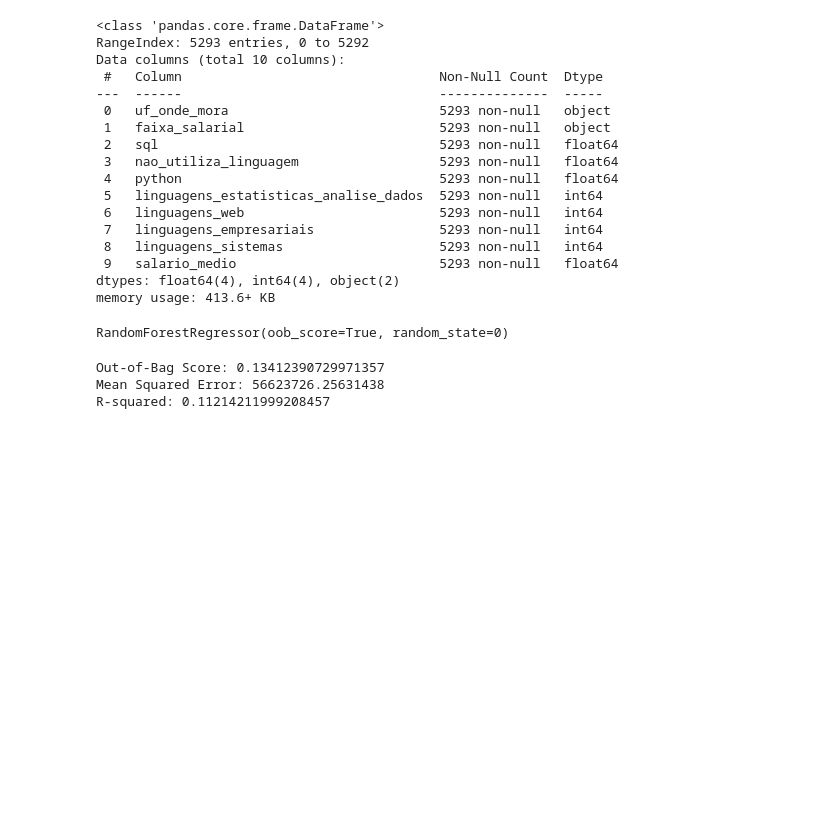
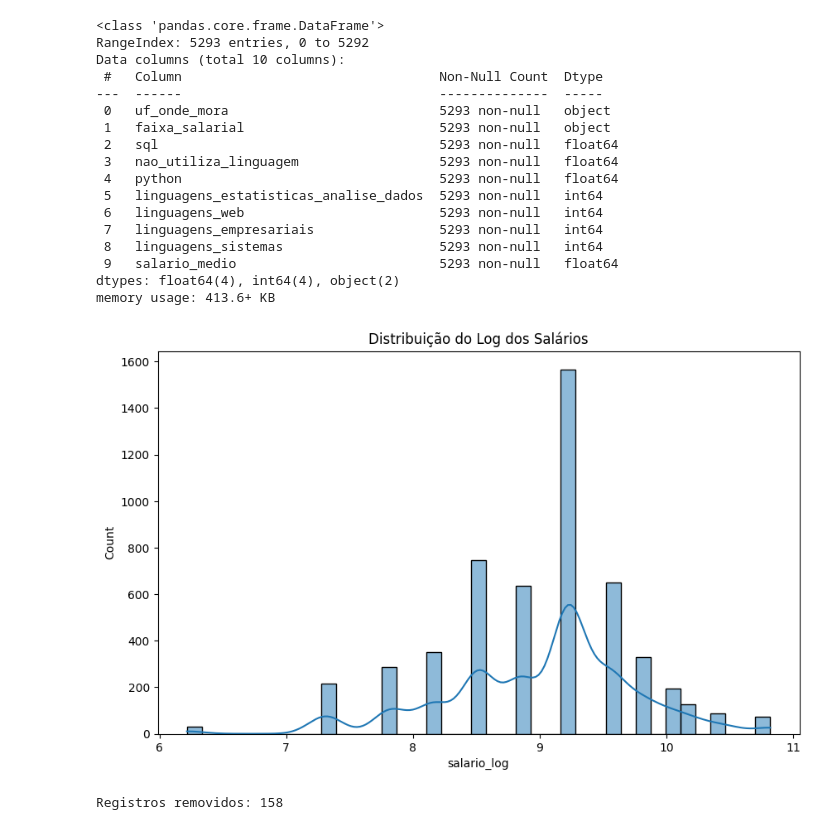
Before and after one commit to ICEI-PUC-Minas-PPL-CDIA/ppl-cd-pcd-sist-int-2025-1-grupo-5-Salarios-de-Profissionais, a Jupyter notebook: src/hip_ferramentas_salario/3_hip_ferramentas_salario.ipynb, the cells around one changed output. Drawn from its saved outputs; the diff is of its cells as text; code cells hidden in the pictures; blank space fills up the shorter version.

Commit message:
[Sprint 5] Iniciando otimização do segundo modelo - Refs #26

```diff
--- a/src/hip_ferramentas_salario/3_hip_ferramentas_salario.ipynb
+++ b/src/hip_ferramentas_salario/3_hip_ferramentas_salario.ipynb
@@ -33,34 +49,34 @@ Data columns (total 10 columns):
  9   salario_medio                          5293 non-null   float64
 dtypes: float64(4), int64(4), object(2)
 memory usage: 413.6+ KB
-# %%
-df.drop(['uf_onde_mora', 'faixa_salarial'], axis=1, inplace=True)
-# %%
-# Variável alvo
-X = df.drop('salario_medio', axis=1)
-y = df['salario_medio']
-
-Xtr, Xval, ytr, yval = train_test_split(X, y, test_size=0.5, random_state=0)
-
-random_forest_regressor = RandomForestRegressor(n_estimators=100, random_state=0, oob_score=True)
-
-# Em random forest há uma diversidade de uso de numeros aleatórios, e é interessante que seja fixado para os resultados serem reprodutiveis.
-
-random_forest_regressor.fit(Xtr, ytr)
-# %% [output]
-RandomForestRegressor(oob_score=True, random_state=0)
-# %%
-print(f'Out-of-Bag Score: {random_forest_regressor.oob_score_}') # Recupera a pontuação out-of-bag (OOB), que estima o desempenho de generalização do modelo.
-
-predictions = random_forest_regressor.predict(Xval)
-
-# Avaliação o desempenho do modelo treinado
-mse = mean_squared_error(yval, predictions)
-print(f'Mean Squared Error: {mse}')
-
-r2 = r2_score(yval, predictions)
-print(f'R-squared: {r2}')
-# %% [output]
-Out-of-Bag Score: 0.13412390729971357
-Mean Squared Error: 56623726.25631438
-R-squared: 0.11214211999208457
+# %%
+categorical_cols = ['uf_onde_mora']
+numeric_cols = df.drop(columns=categorical_cols + ['salario_medio']).columns
+
+# Transformação logarítmica da variável alvo (para normalizar a distribuição)
+df['salario_log'] = np.log1p(df['salario_medio'])
+
+# Plotando a distribuição transformada
+plt.figure(figsize=(10, 6))
+sns.histplot(df['salario_log'], kde=True)
+plt.title('Distribuição do Log dos Salários')
+plt.show()
+# %% [output]
+[figure, added]
+# %%
+# Calculando limites para outliers (método IQR)
+Q1 = df['salario_medio'].quantile(0.25)
+Q3 = df['salario_medio'].quantile(0.75)
+IQR = Q3 - Q1
+lower_bound = Q1 - 1.5 * IQR
+upper_bound = Q3 + 1.5 * IQR
+
+# Filtrando outliers extremos
+df_filtered = df[(df['salario_medio'] >= lower_bound) & (df['salario_medio'] <= upper_bound)]
+print(f"Registros removidos: {len(df) - len(df_filtered)}")
+
+# 4. Preparação para o modelo
+X = df_filtered.drop(['salario_medio', 'salario_log'], axis=1)
+y = df_filtered['salario_log']  # Usando o salário transformado
+# %% [output]
+Registros removidos: 158
```
Also changed, not shown: parts of 10 cells of this notebook, 1 other file.
